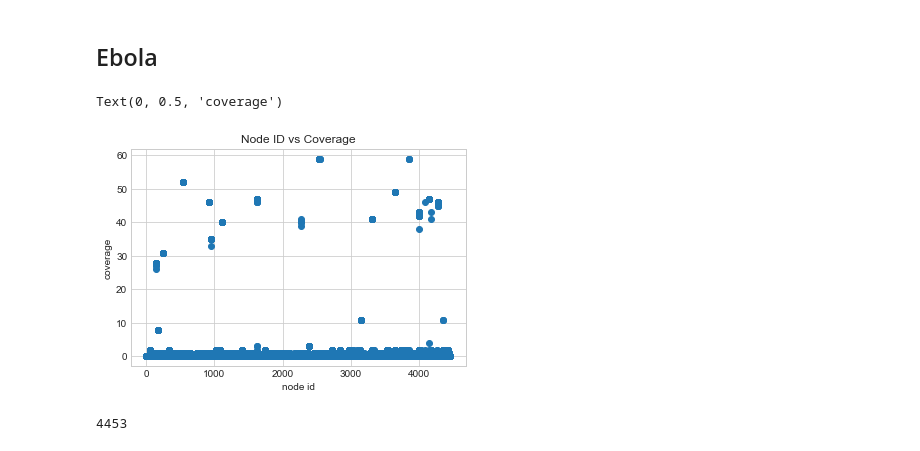
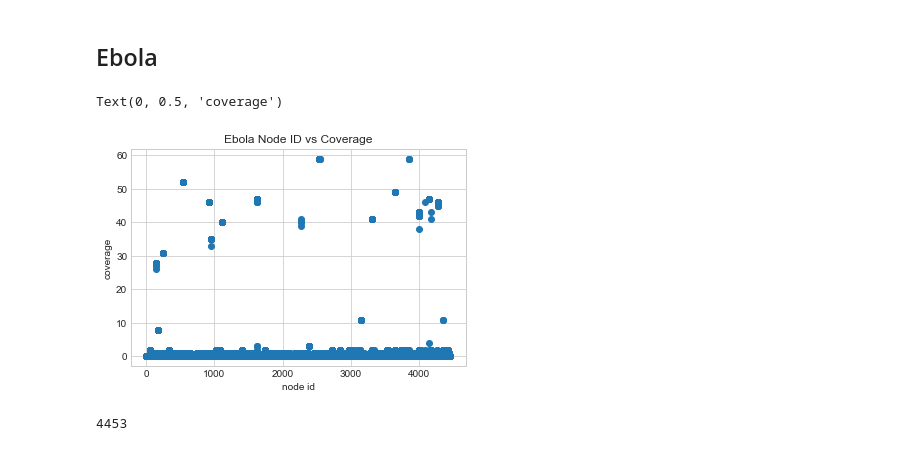
Before and after one commit to urbanslug/Project, a Jupyter notebook: Notebooks/Project/WuHan CoV PCA.ipynb, the cells around one changed output. Cells and saved outputs as stored; diff of their text form; code cells hidden in the pictures.

```diff
--- a/Notebooks/Project/WuHan CoV PCA.ipynb
+++ b/Notebooks/Project/WuHan CoV PCA.ipynb
@@ -44,12 +44,12 @@ wuhan_data.shape
 ## Ebola
 # %%
 plt.scatter(ebola_data['node.id'], ebola_data['coverage'])
-plt.title('Node ID vs Coverage')
+plt.title('Ebola Node ID vs Coverage')
 plt.xlabel('node id')
 plt.ylabel('coverage')
 # %% [output]
 Text(0, 0.5, 'coverage')
-[figure, old version]
+[figure, new version]
 # %%
 np.max(ebola_data['node.id'])
 # %% [output]
```
Also changed, not shown: parts of 9 cells of this notebook, 4 other files.
